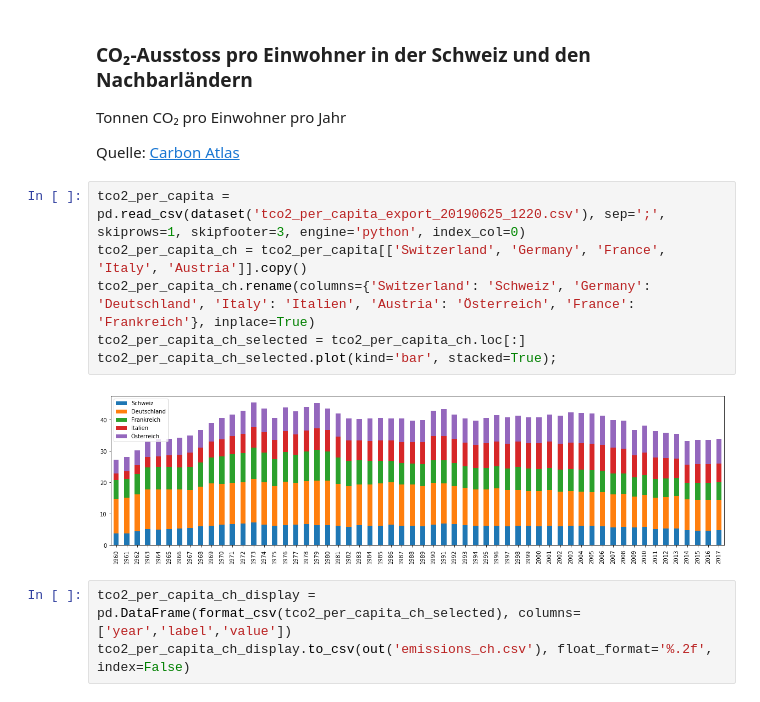
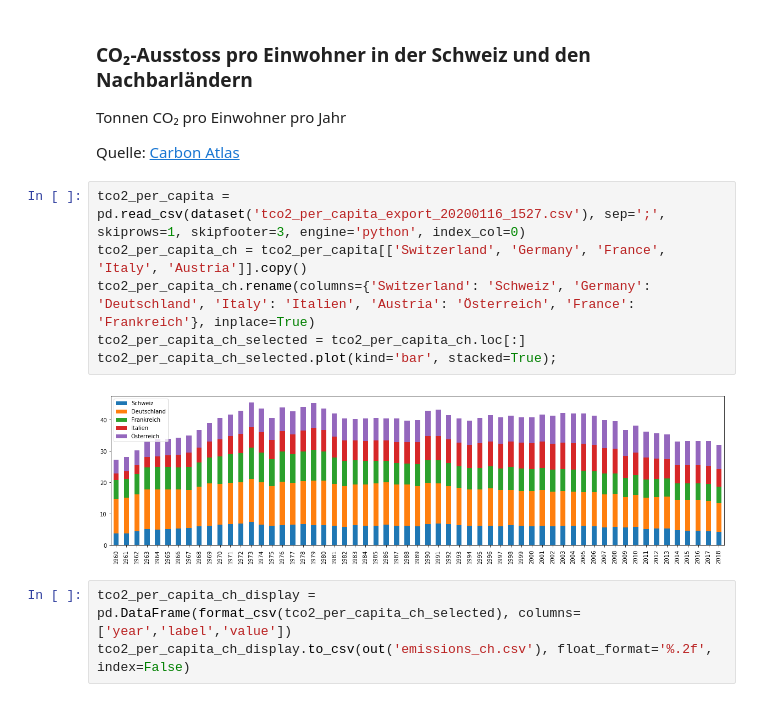
Before and after one commit to republik/dossier-klimawandel, a Jupyter notebook: data/Dossier Klimawandel.ipynb, the cells around one changed output. Drawn from its saved outputs; the diff is of its cells as text.

```diff
--- a/data/Dossier Klimawandel.ipynb
+++ b/data/Dossier Klimawandel.ipynb
@@ -88,13 +88,13 @@ Tonnen CO₂ pro Einwohner pro Jahr
 
 Quelle: [Carbon Atlas](http://www.globalcarbonatlas.org/en/CO2-emissions)
 # %%
-tco2_per_capita = pd.read_csv(dataset('tco2_per_capita_export_20190625_1220.csv'), sep=';', skiprows=1, skipfooter=3, engine='python', index_col=0)
+tco2_per_capita = pd.read_csv(dataset('tco2_per_capita_export_20200116_1527.csv'), sep=';', skiprows=1, skipfooter=3, engine='python', index_col=0)
 tco2_per_capita_ch = tco2_per_capita[['Switzerland', 'Germany', 'France', 'Italy', 'Austria']].copy()
 tco2_per_capita_ch.rename(columns={'Switzerland': 'Schweiz', 'Germany': 'Deutschland', 'Italy': 'Italien', 'Austria': 'Österreich', 'France': 'Frankreich'}, inplace=True)
 tco2_per_capita_ch_selected = tco2_per_capita_ch.loc[:]
 tco2_per_capita_ch_selected.plot(kind='bar', stacked=True);
 # %% [output]
-[figure, old version]
+[figure, new version]
 # %%
 tco2_per_capita_ch_display = pd.DataFrame(format_csv(tco2_per_capita_ch_selected), columns=['year','label','value'])
 tco2_per_capita_ch_display.to_csv(out('emissions_ch.csv'), float_format='%.2f', index=False)
```
Also changed, not shown: parts of 3 cells of this notebook, 5 other files.
